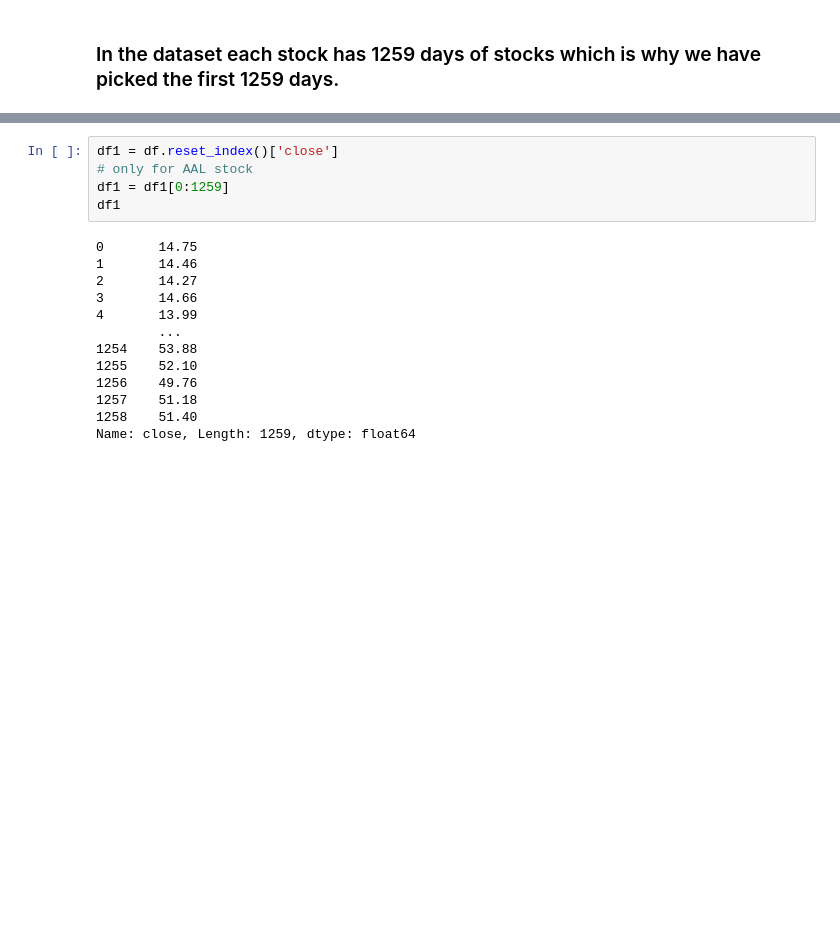
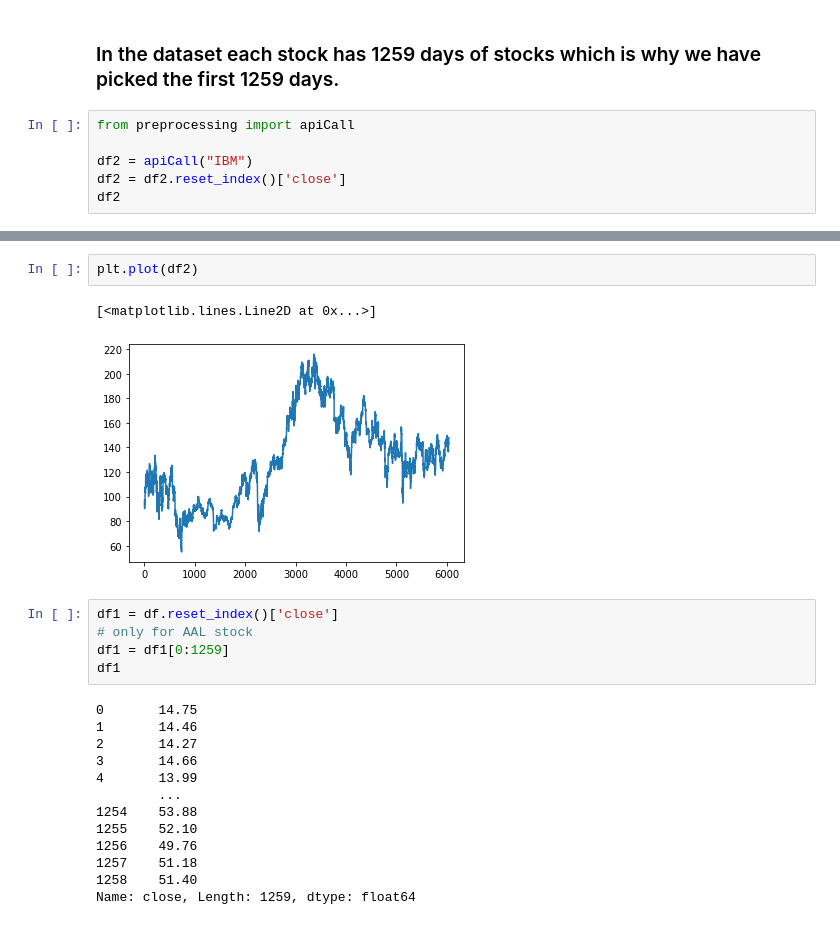
Before and after one commit to veeteehimself/Stock-Visualization-and-Stock-Prediction, a Jupyter notebook: models/ProjectLSTM.ipynb, the cells around one changed output, grey strips where cells are left out. Saved outputs shown, nothing was run; the diff lists cells and outputs as text; blank space fills up the shorter version.

```diff
--- a/models/ProjectLSTM.ipynb
+++ b/models/ProjectLSTM.ipynb
@@ -22,2 +22,8 @@ To enable them in other operations, rebuild TensorFlow with the appropriate comp
 # %% [markdown]
 ### In the dataset each stock has 1259 days of stocks which is why we have picked the first 1259 days.
+# %%
+from preprocessing import apiCall
+
+df2 = apiCall("IBM")
+df2 = df2.reset_index()['close']
+df2
@@ -24,3 +57,8 @@ To enable them in other operations, rebuild TensorFlow with the appropriate comp
+# %%
+plt.plot(df2)
+# %% [output]
+[<matplotlib.lines.Line2D at 0x...>]
+[figure, added]
 # %%
 df1 = df.reset_index()['close']
 # only for AAL stock
```
Also changed, not shown: parts of 3 cells of this notebook, 1 other file.
